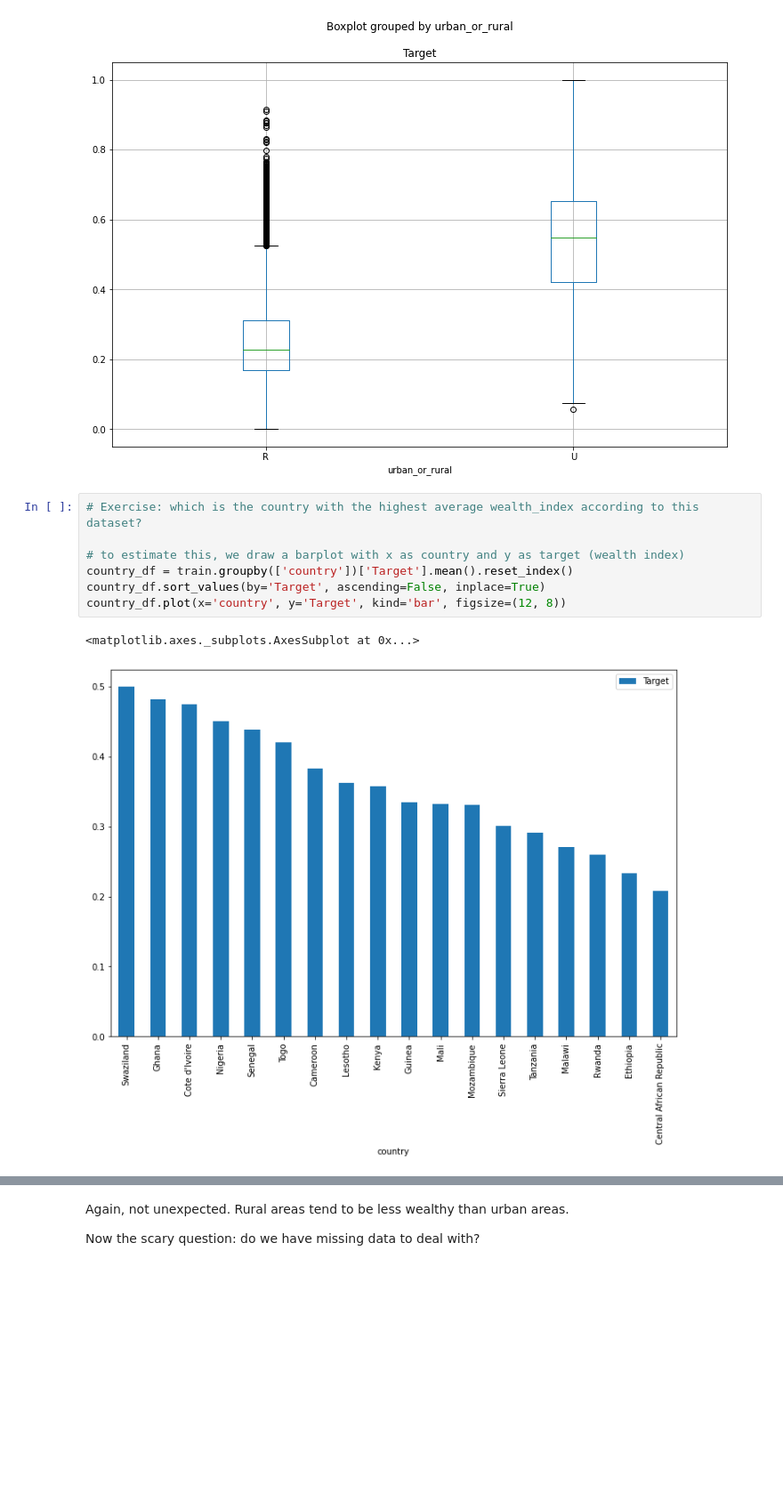
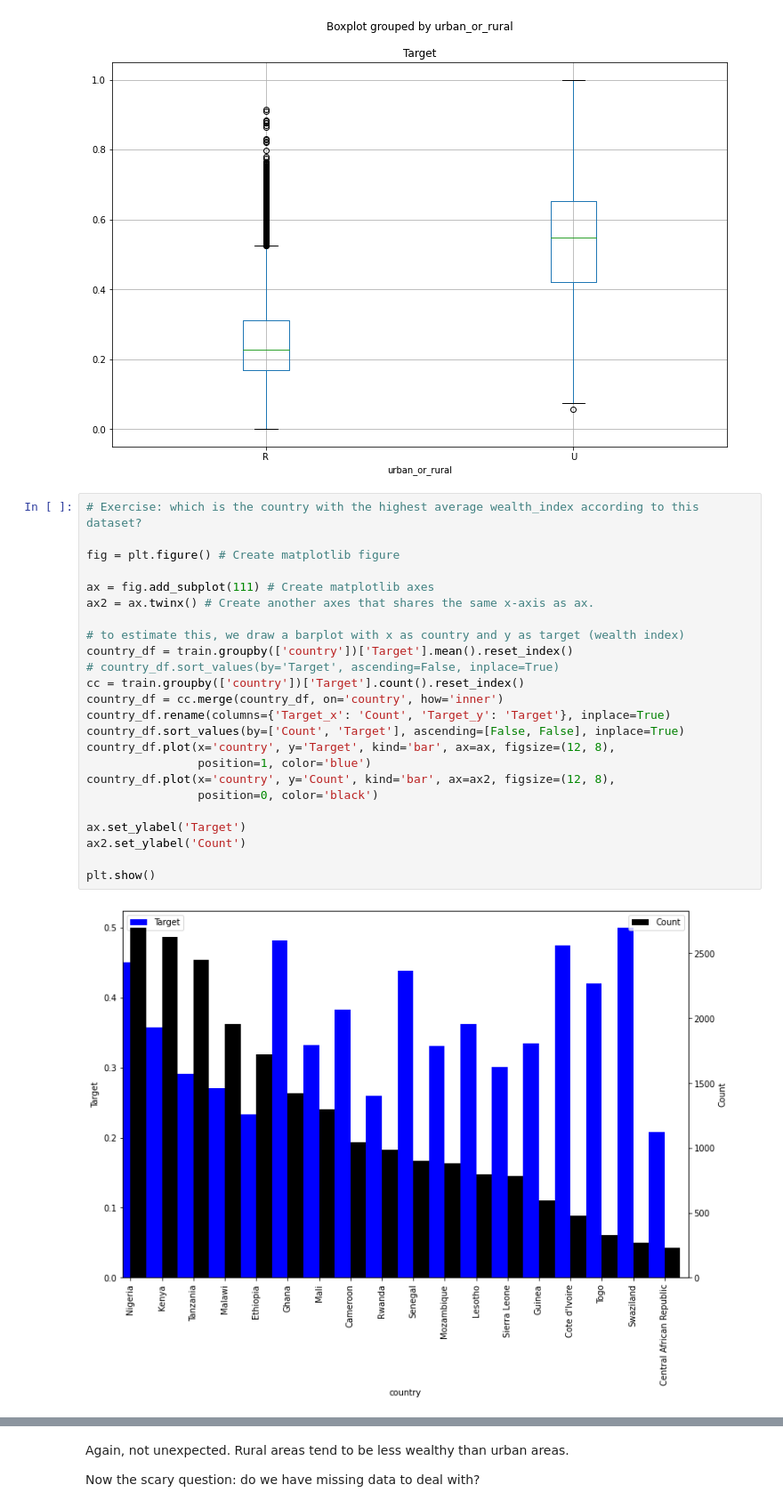
Before and after one commit to kvmvu/wealth-index-prediction, a Jupyter notebook: Starter_Notebook.ipynb, the cells around one changed output, grey strips where cells are left out. Shown at 89% size. Cells and saved outputs as stored; diff of their text form; blank space fills up the shorter version.

```diff
--- a/Starter_Notebook.ipynb
+++ b/Starter_Notebook.ipynb
@@ -104,11 +107,27 @@ train.boxplot(by='urban_or_rural', column='Target', figsize=(12, 8))
 # %%
 # Exercise: which is the country with the highest average wealth_index according to this dataset?
 
+fig = plt.figure() # Create matplotlib figure
+
+ax = fig.add_subplot(111) # Create matplotlib axes
+ax2 = ax.twinx() # Create another axes that shares the same x-axis as ax.
+
 # to estimate this, we draw a barplot with x as country and y as target (wealth index)
 country_df = train.groupby(['country'])['Target'].mean().reset_index()
-country_df.sort_values(by='Target', ascending=False, inplace=True)
-country_df.plot(x='country', y='Target', kind='bar', figsize=(12, 8))
+# country_df.sort_values(by='Target', ascending=False, inplace=True)
+cc = train.groupby(['country'])['Target'].count().reset_index()
+country_df = cc.merge(country_df, on='country', how='inner')
+country_df.rename(columns={'Target_x': 'Count', 'Target_y': 'Target'}, inplace=True)
+country_df.sort_values(by=['Count', 'Target'], ascending=[False, False], inplace=True)
+country_df.plot(x='country', y='Target', kind='bar', ax=ax, figsize=(12, 8),
+                position=1, color='blue')
+country_df.plot(x='country', y='Count', kind='bar', ax=ax2, figsize=(12, 8),
+                position=0, color='black')
+
+ax.set_ylabel('Target')
+ax2.set_ylabel('Count')
+
+plt.show()
 # %% [output]
-<matplotlib.axes._subplots.AxesSubplot at 0x...>
-[figure, old version]
+[figure, new version]
 # %% [markdown]
```
Also changed, not shown: parts of 59 cells of this notebook.
